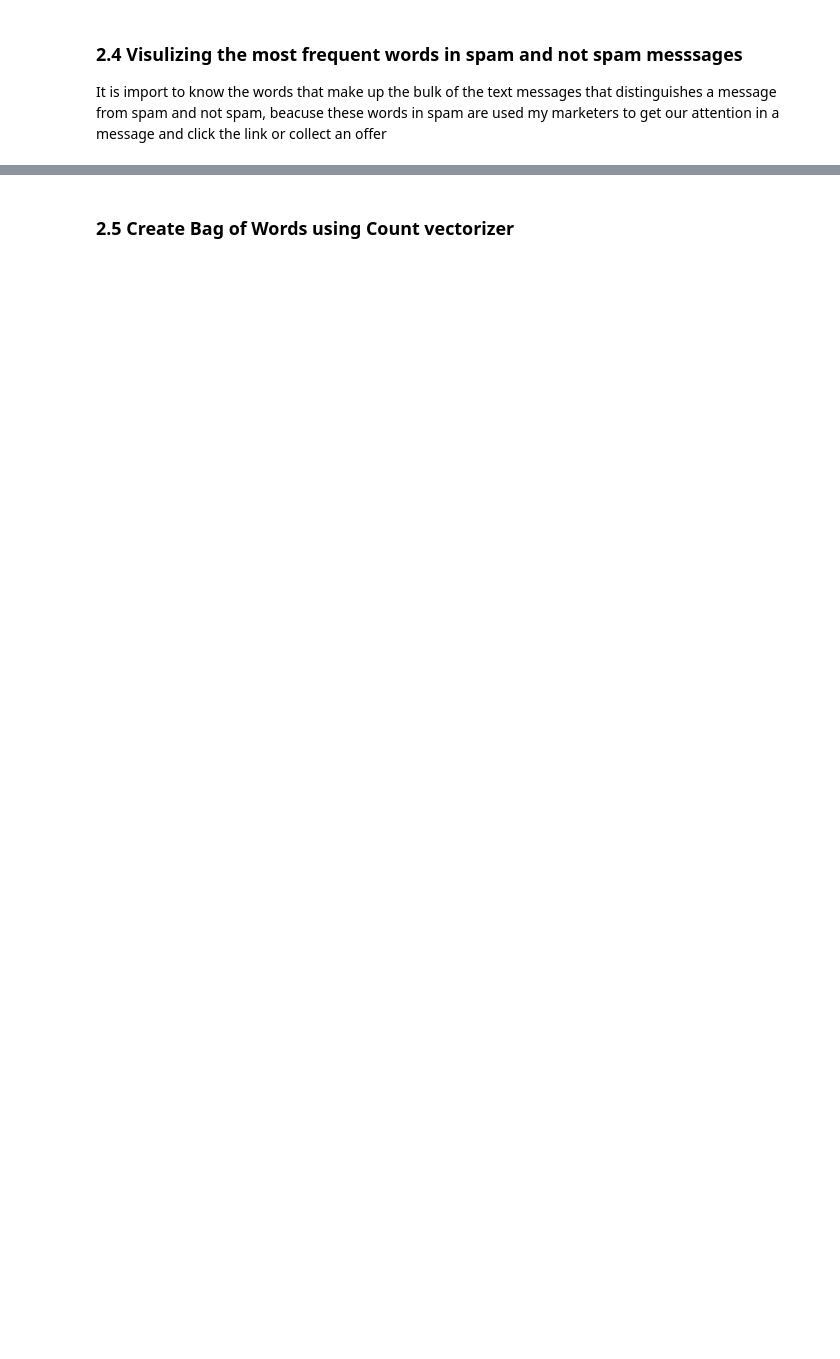
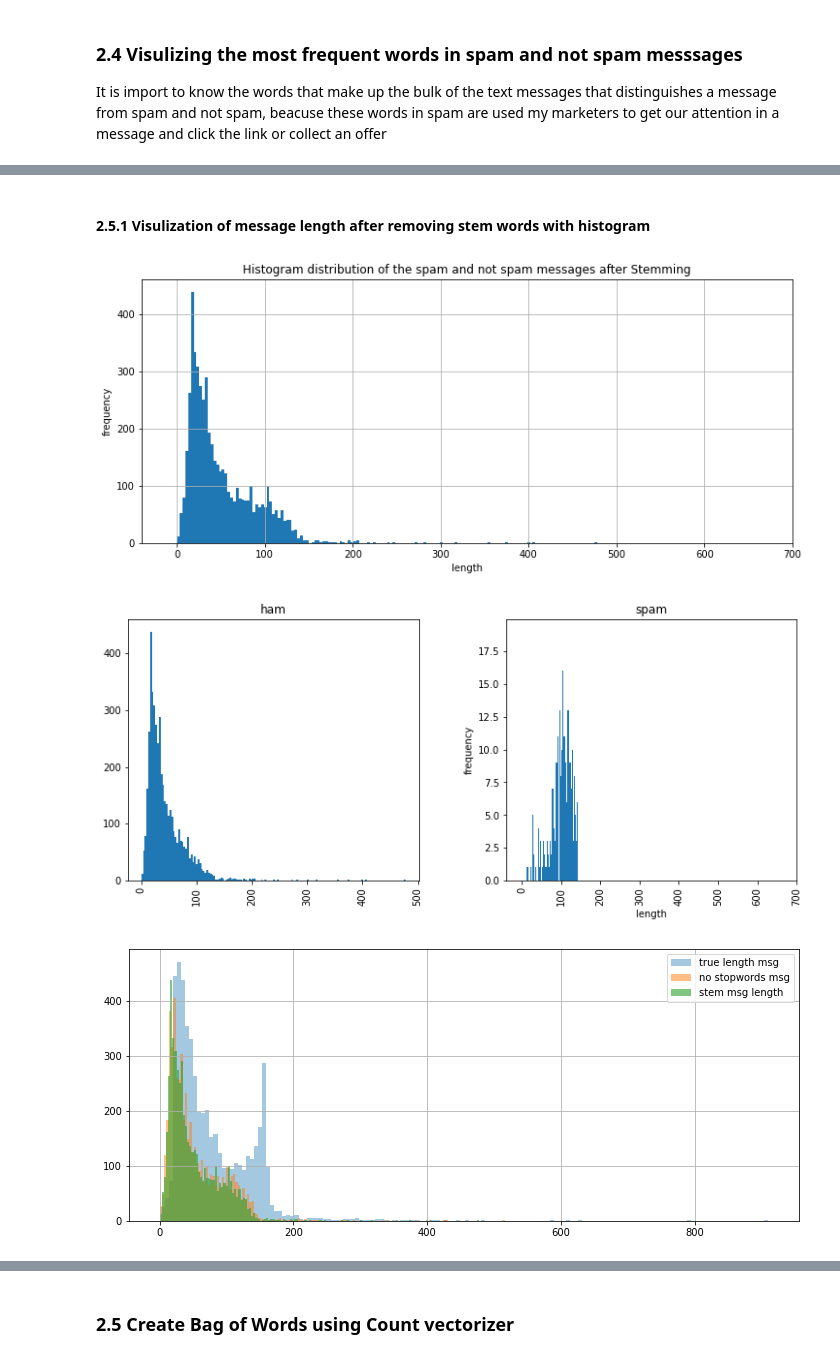
Before and after one commit to santoshapatil/Spam-Classifier, a Jupyter notebook: sms classifier.ipynb, the cells around one changed output, grey strips where cells are left out. Saved outputs shown, nothing was run; the diff lists cells and outputs as text; code cells hidden in the pictures; blank space fills up the shorter version.

```diff
--- a/sms classifier.ipynb
+++ b/sms classifier.ipynb
@@ -212,0 +303,13 @@ plt.xticks(rotation='vertical')
+# %%
+from nltk.stem import SnowballStemmer
+stemmer= SnowballStemmer("english")
+def stemming(text):
+    text = text.split()
+    words = ""
+    for i in text:
+            stemmer = SnowballStemmer("english")
+            words =words + (stemmer.stem(i))+" "
+    return words
+# %%
+sms['stemmed_message']=sms['del_SW_message'].apply(stemming)
+sms['stem_message_length']= sms['stemmed_message'].apply(len)
@@ -212,0 +325,27 @@ plt.xticks(rotation='vertical')
+# %% [markdown]
+#### 2.5.1 Visulization of message length after removing stem words with histogram
+# %%
+plt.title('Histogram distribution of the spam and not spam messages after Stemming')
+sms['stem_message_length'].hist(bins=150,figsize=(12,5))
+plt.xlim(-40,700)
+plt.xlabel('length')
+plt.ylabel('frequency')
+plt.show()
+
+
+sms['stem_message_length'].hist(by=sms['label'],bins=150,figsize=(12,5))
+plt.xlim(-40,700);
+plt.xlabel('length')
+plt.ylabel('frequency')
+plt.show()
+
+
+sms['length'].hist(bins=150,alpha=0.4,figsize=(12,5),label='true length msg')
+sms['del_SW_length'].hist(bins=150,alpha=0.5,figsize=(12,5),label='no stopwords msg')
+sms['stem_message_length'].hist(bins=150,alpha=0.6,figsize=(12,5),label='stem msg length')
+plt.legend(loc='upper right')
+plt.show()
+# %% [output]
+[figure, added]
+[figure, added]
+[figure, added]
```
Also changed, not shown: parts of 34 cells of this notebook.
